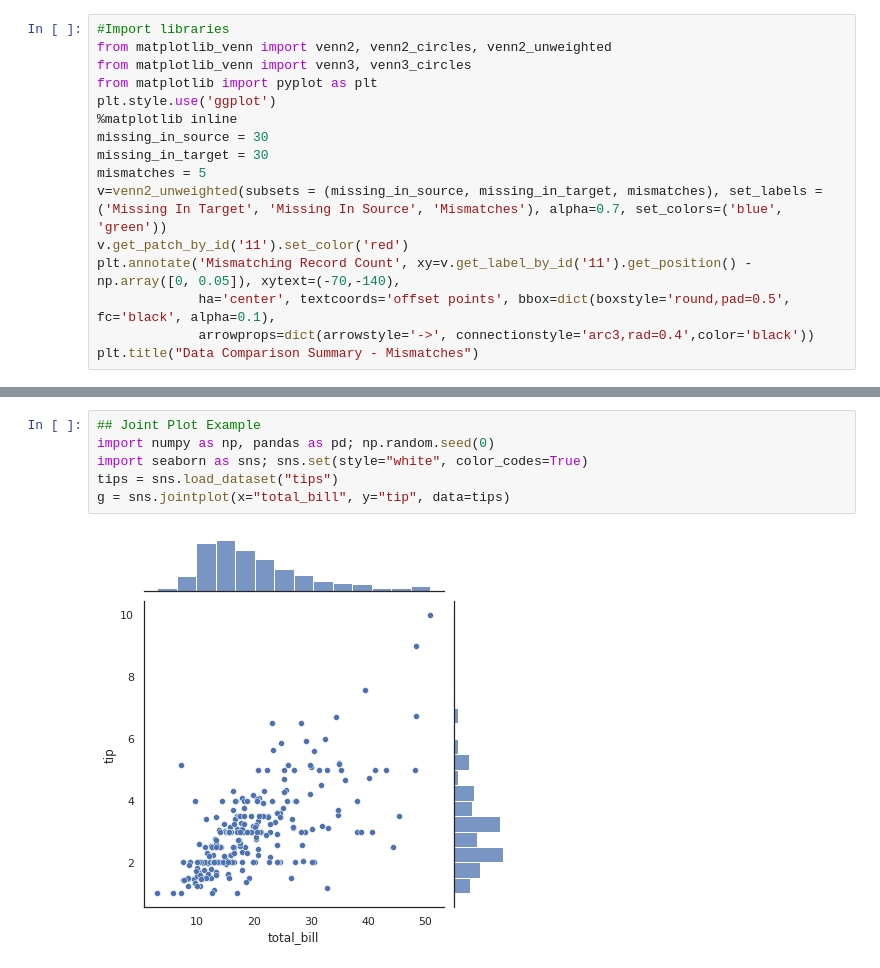
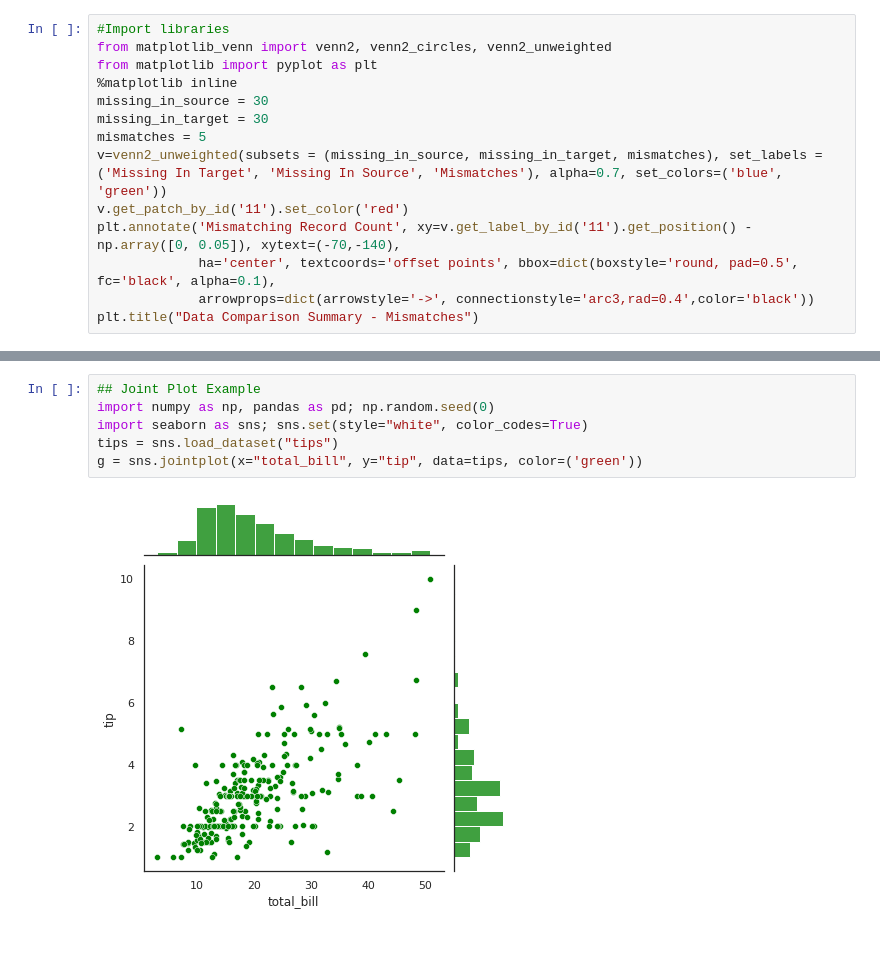
Before and after one commit to keshavvprabhu/machine_learning, a Jupyter notebook: venn_diagram.ipynb, the cells around one changed output, grey strips where cells are left out. Cells and saved outputs as stored; diff of their text form.

```diff
--- a/venn_diagram.ipynb
+++ b/venn_diagram.ipynb
@@ -3,9 +3,7 @@
 # %%
 #Import libraries
 from matplotlib_venn import venn2, venn2_circles, venn2_unweighted
-from matplotlib_venn import venn3, venn3_circles
 from matplotlib import pyplot as plt
-plt.style.use('ggplot')
 %matplotlib inline
 missing_in_source = 30
 missing_in_target = 30
@@ -13,7 +11,7 @@ mismatches = 5
 v=venn2_unweighted(subsets = (missing_in_source, missing_in_target, mismatches), set_labels = ('Missing In Target', 'Missing In Source', 'Mismatches'), alpha=0.7, set_colors=('blue', 'green'))
 v.get_patch_by_id('11').set_color('red')
 plt.annotate('Mismatching Record Count', xy=v.get_label_by_id('11').get_position() - np.array([0, 0.05]), xytext=(-70,-140),
-             ha='center', textcoords='offset points', bbox=dict(boxstyle='round,pad=0.5', fc='black', alpha=0.1),
+             ha='center', textcoords='offset points', bbox=dict(boxstyle='round, pad=0.5', fc='black', alpha=0.1),
              arrowprops=dict(arrowstyle='->', connectionstyle='arc3,rad=0.4',color='black'))
 plt.title("Data Comparison Summary - Mismatches")
 # %% [output]
@@ -57,11 +56,11 @@ Text(0.5, 1.0, 'Venn Diagram of two Sets')
 # %%
 ## Joint Plot Example
 import numpy as np, pandas as pd; np.random.seed(0)
 import seaborn as sns; sns.set(style="white", color_codes=True)
 tips = sns.load_dataset("tips")
-g = sns.jointplot(x="total_bill", y="tip", data=tips)
+g = sns.jointplot(x="total_bill", y="tip", data=tips, color=('green'))
 # %% [output]
-[figure, old version]
+[figure, new version]
 # %%
 from matplotlib import pyplot as plt
 import numpy as np
```
Also changed, not shown: parts of 5 cells of this notebook.
